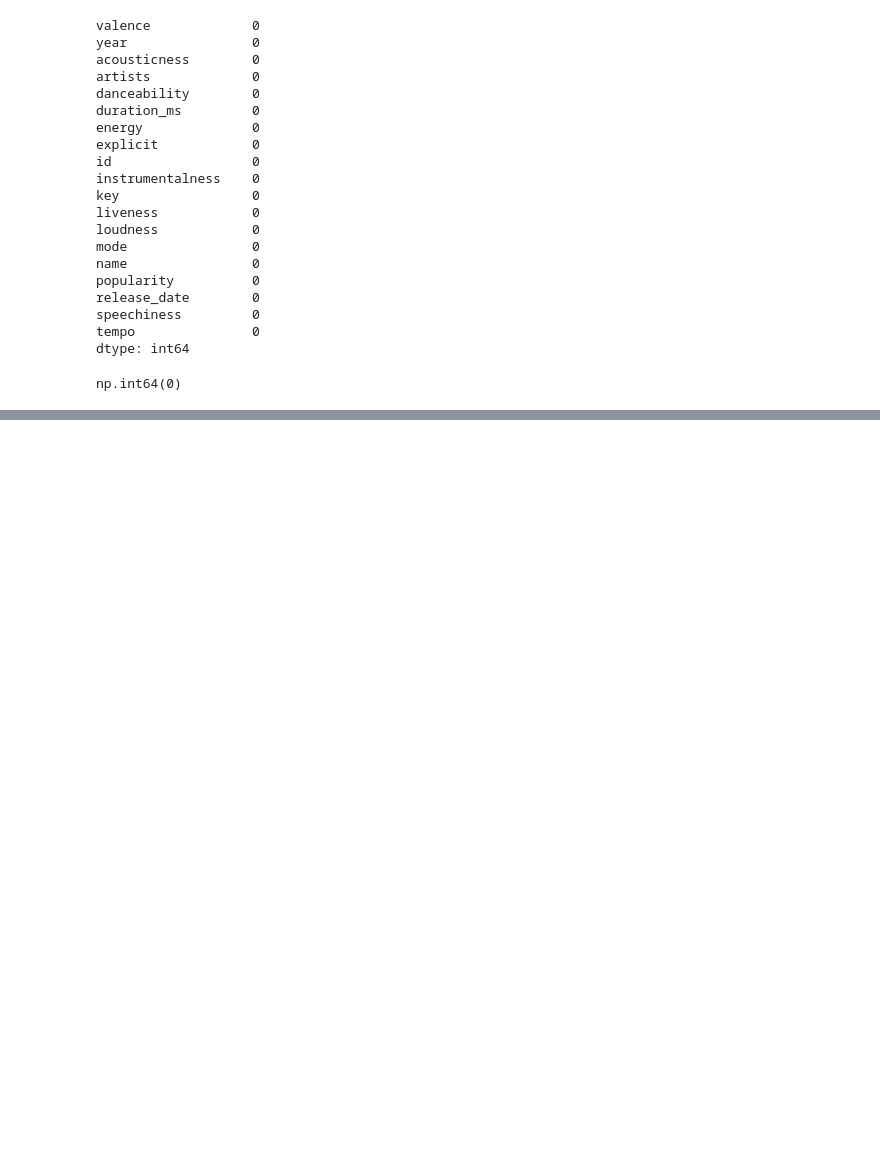
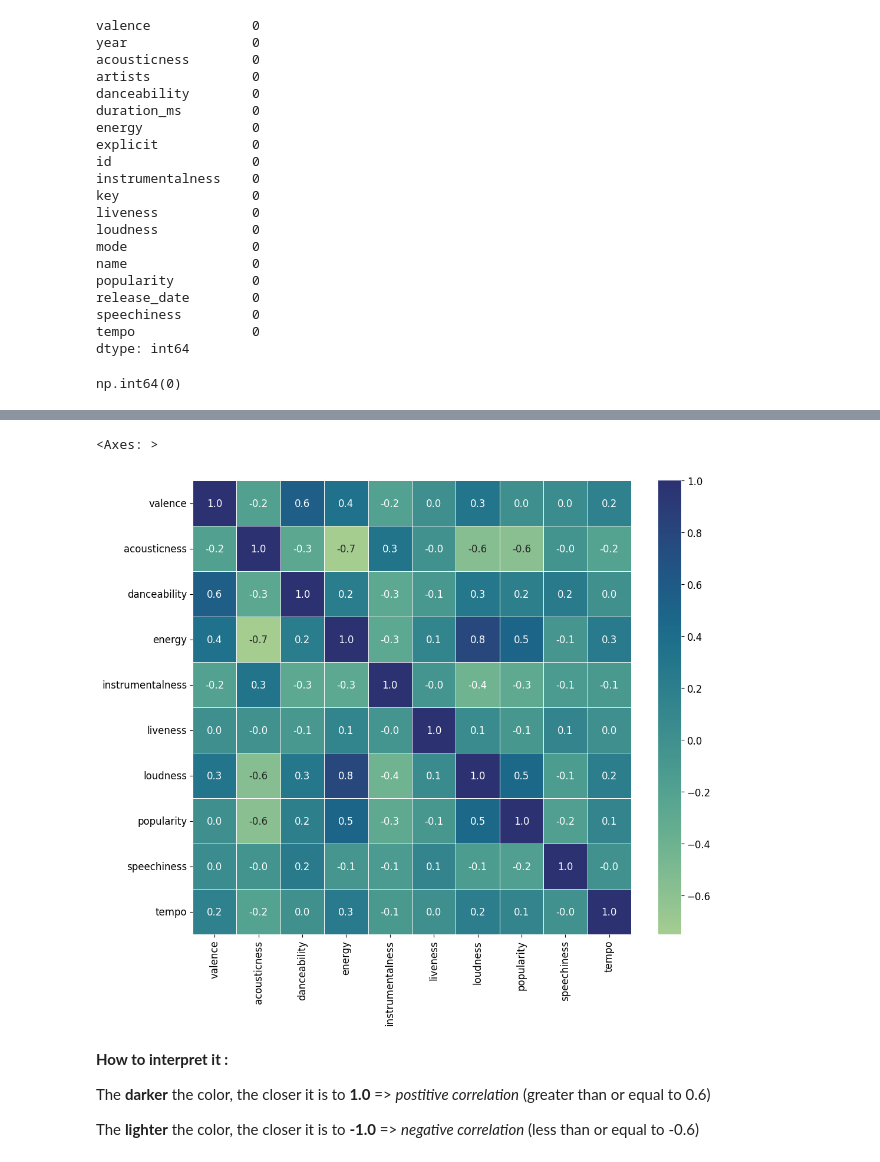
Before and after one commit to clarabaptista/Music-recommendation-system, a Jupyter notebook: notebooks/00_eda.ipynb, the cells around one changed output, grey strips where cells are left out. Cells and saved outputs as stored; diff of their text form; code cells hidden in the pictures; blank space fills up the shorter version.

```diff
--- a/notebooks/00_eda.ipynb
+++ b/notebooks/00_eda.ipynb
@@ -84,0 +105,16 @@ np.int64(0)
+# %%
+features = ['valence', 'acousticness', 'danceability', 'energy', 'instrumentalness',
+       'liveness', 'loudness', 'popularity', 'speechiness', 'tempo']
+
+plt.figure(figsize = (12,10))
+# plt.rcParams.update({'font.size': 12})
+sns.heatmap(df[features].corr(), annot=True, fmt=".1f", linewidths=.5, cmap="crest")
+# %% [output]
+<Axes: >
+[figure, added]
+# %% [markdown]
+**How to interpret it :**
+
+The **darker** the color, the closer it is to **1.0** => *postitive correlation* (greater than or equal to 0.6)
+
+The **lighter** the color, the closer it is to **-1.0** => *negative correlation* (less than or equal to -0.6)
```
Also changed, not shown: parts of 5 cells of this notebook.
